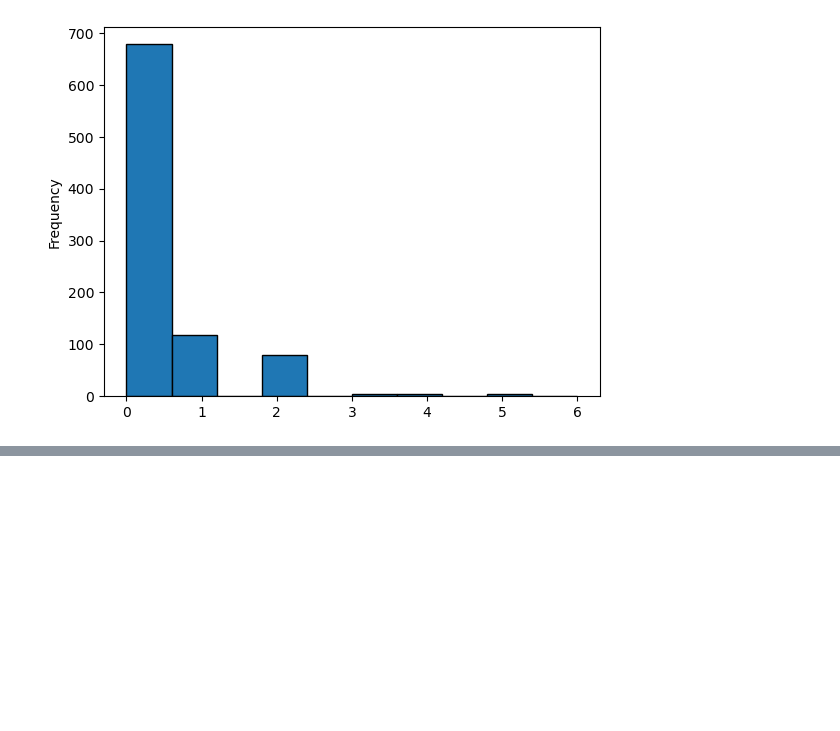
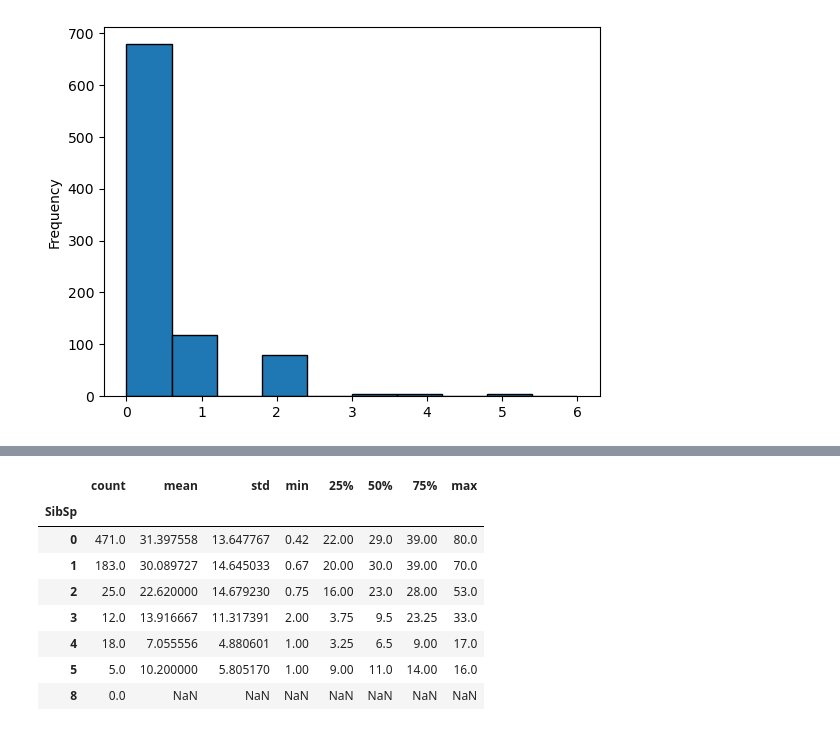
Before and after one commit to IBokiy/ML, a Jupyter notebook: Untitled2.ipynb, the cells around one changed output, grey strips where cells are left out. Saved outputs shown, nothing was run; the diff lists cells and outputs as text; code cells hidden in the pictures; blank space fills up the shorter version.

```diff
--- a/Untitled2.ipynb
+++ b/Untitled2.ipynb
@@ -232,0 +249,12 @@ dtype: int64
+# %%
+titanic.groupby('SibSp')['Age'].describe()
+# %% [output]
+|  | count | mean | std | min | 25% | 50% | 75% | max |
+| SibSp |  |  |  |  |  |  |  |  |
+| 0 | 471.0 | 31.397558 | 13.647767 | 0.42 | 22.00 | 29.0 | 39.00 | 80.0 |
+| 1 | 183.0 | 30.089727 | 14.645033 | 0.67 | 20.00 | 30.0 | 39.00 | 70.0 |
+| 2 | 25.0 | 22.620000 | 14.679230 | 0.75 | 16.00 | 23.0 | 28.00 | 53.0 |
+| 3 | 12.0 | 13.916667 | 11.317391 | 2.00 | 3.75 | 9.5 | 23.25 | 33.0 |
+| 4 | 18.0 | 7.055556 | 4.880601 | 1.00 | 3.25 | 6.5 | 9.00 | 17.0 |
+| 5 | 5.0 | 10.200000 | 5.805170 | 1.00 | 9.00 | 11.0 | 14.00 | 16.0 |
+| 8 | 0.0 | NaN | NaN | NaN | NaN | NaN | NaN | NaN |
```
Also changed, not shown: parts of 20 cells of this notebook.
